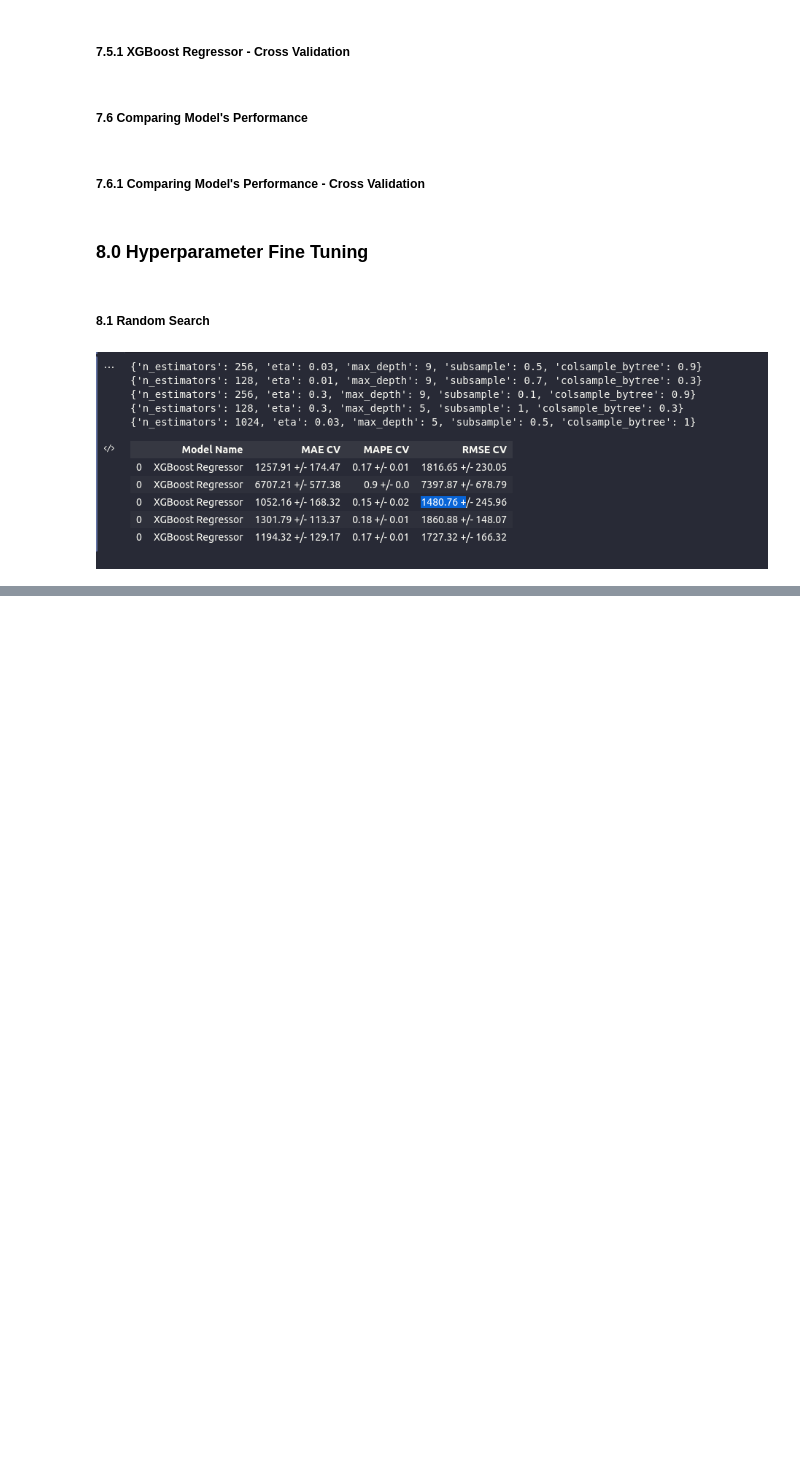
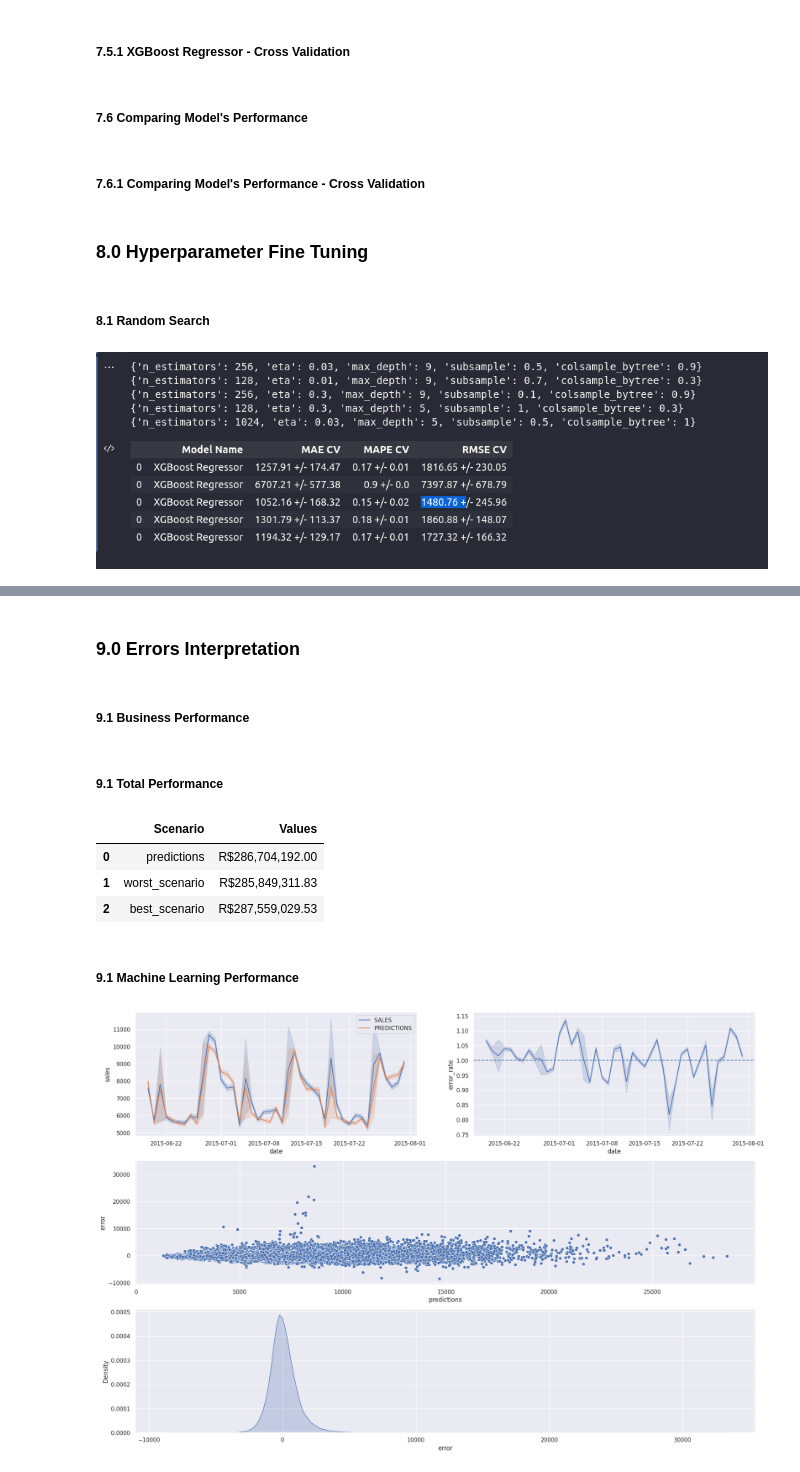
Before and after one commit to RicardoFFdev/rossman_telegram_bot, a Jupyter notebook: mod_06.ipynb, the cells around one changed output, grey strips where cells are left out. Cells and saved outputs as stored; diff of their text form; code cells hidden in the pictures; blank space fills up the shorter version.

Commit message:
errors interpretation

```diff
--- a/mod_06.ipynb
+++ b/mod_06.ipynb
@@ -1085,0 +1088,11 @@ pickle_dumped
+# %% [markdown]
+### 9.0 Errors Interpretation
+# %%
+df9 = X_test[cols_selected_boruta_full]
+
+# rescale
+
+df9['sales'] = np.expm1(df9['sales'])
+df9['predictions'] = np.expm1(yhat_xgb_tuned)
+# %% [markdown]
+##### 9.1 Business Performance
@@ -1085,0 +1118,35 @@ pickle_dumped
+# %% [markdown]
+##### 9.1 Total Performance
+# %%
+df93 = df92[['predictions', 'worst_scenario', 'best_scenario']].apply(lambda x: np.sum(x), axis=0).reset_index().rename(columns={'index': 'Scenario', 0: 'Values'})
+df93['Values'] = df93['Values'].map('R${:,.2f}'.format)
+df93
+# %% [output]
+|  | Scenario | Values |
+| 0 | predictions | R$286,704,192.00 |
+| 1 | worst_scenario | R$285,849,311.83 |
+| 2 | best_scenario | R$287,559,029.53 |
+# %% [markdown]
+##### 9.1 Machine Learning Performance
+# %%
+df9['error'] = df9['sales'] - df9['predictions']
+df9['error_rate'] = df9['predictions'] / df9['sales']
+# %%
+plt.rcParams['figure.figsize']=(22, 15);
+grid = GridSpec(3,2)
+
+plt.subplot(grid[0,0])
+sns.lineplot(x='date', y='sales', data=df9, label='SALES');
+sns.lineplot(x='date', y='predictions', data=df9, label='PREDICTIONS');
+
+plt.subplot(grid[0,1])
+sns.lineplot(x='date', y='error_rate', data=df9);
+plt.axhline(1, linestyle='--')
+
+plt.subplot(grid[1,:])
+sns.scatterplot(data=df9, x='predictions', y='error');
+
+plt.subplot(grid[2,:])
+sns.kdeplot(df9['error'], fill=True, palette='magma');
+# %% [output]
+[figure, added]
```
Also changed, not shown: parts of 6 cells of this notebook.
